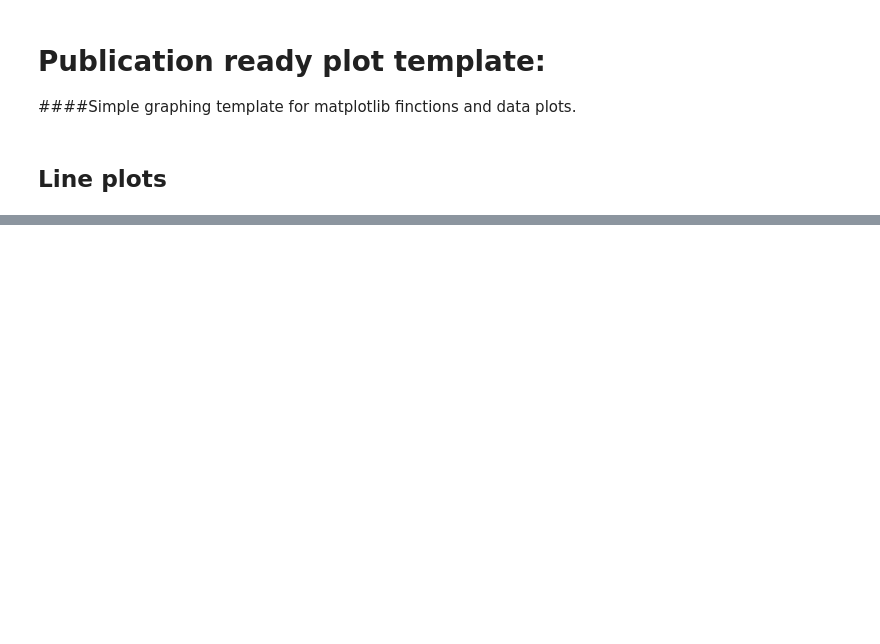
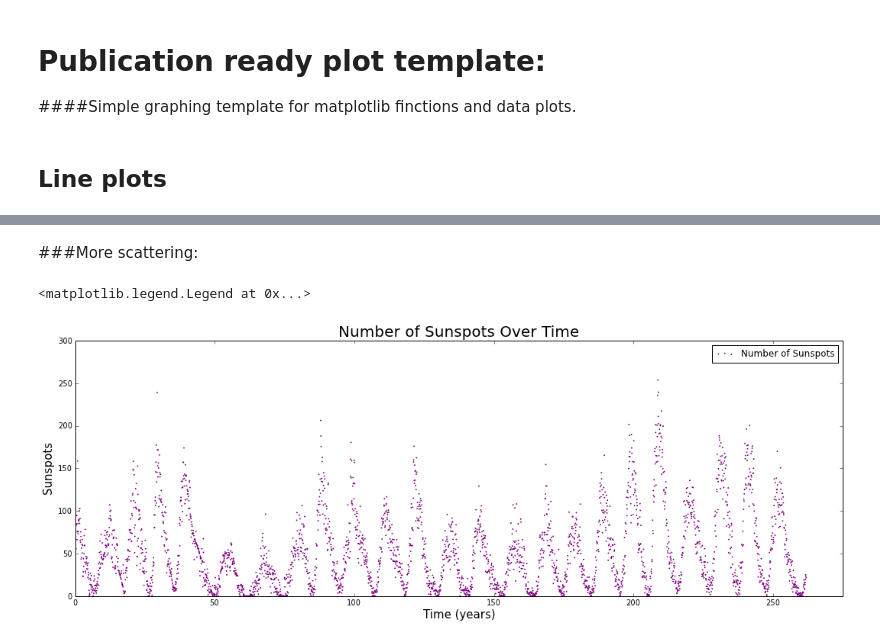
Before and after one commit to dcrose/PHYS202-S13, a Jupyter notebook: PlotTemplates.ipynb, the cells around one changed output, grey strips where cells are left out. Cells and saved outputs as stored; diff of their text form; code cells hidden in the pictures; blank space fills up the shorter version.

```diff
--- a/PlotTemplates.ipynb
+++ b/PlotTemplates.ipynb
@@ -55,0 +93,20 @@ plt.show()
+# %% [markdown]
+###More scattering:
+# %%
+sunspot_data = loadtxt("/Users/dakotacrose/Documents/PHYS202-S13/Week3/sunspots.txt",float)
+x = sunspot_data[:,0]
+y = sunspot_data[:,1]
+
+figure(figsize=(18,6))
+
+axis([0,275,0,300])
+
+pylab.scatter(x/12,y, color="purple",linewidth=1,label="Number of Sunspots",s=0.7)
+
+xlabel("Time (years)",fontsize=15)
+ylabel("Sunspots",fontsize=15)
+title("Number of Sunspots Over Time",fontsize = 20)
+legend()
+# %% [output]
+<matplotlib.legend.Legend at 0x...>
+[figure, added]
```
Also changed, not shown: parts of 12 cells of this notebook.
